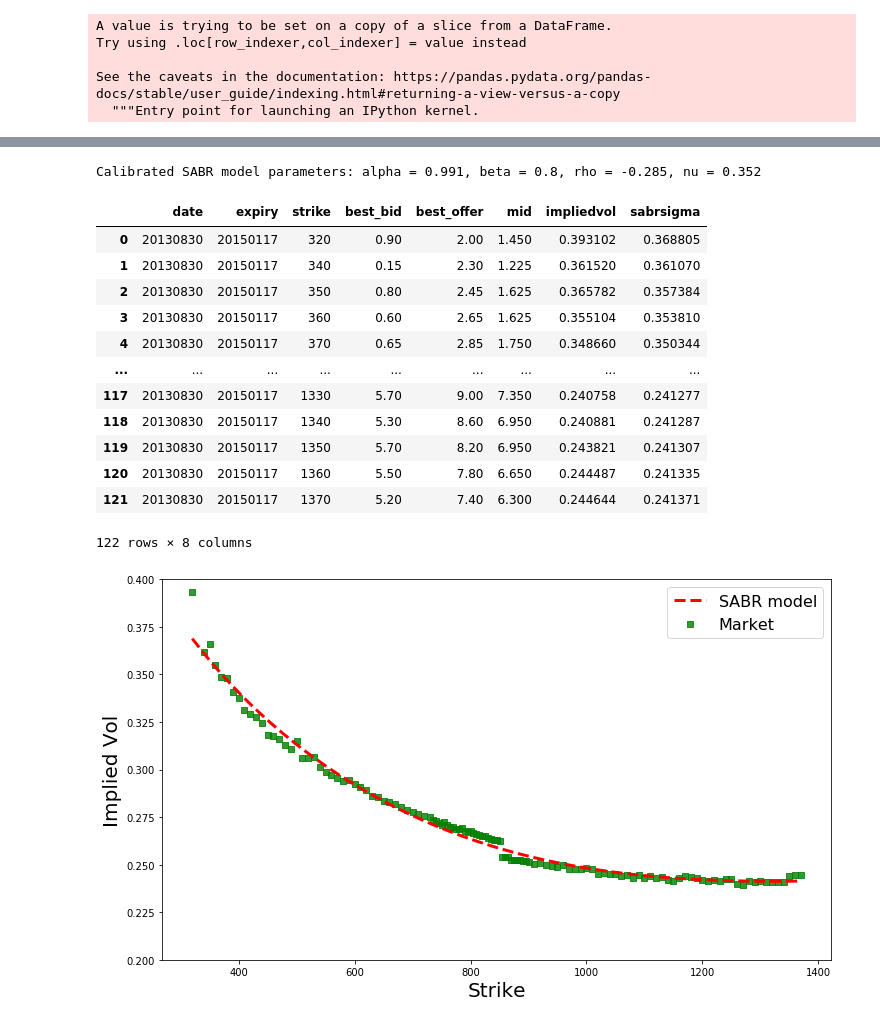
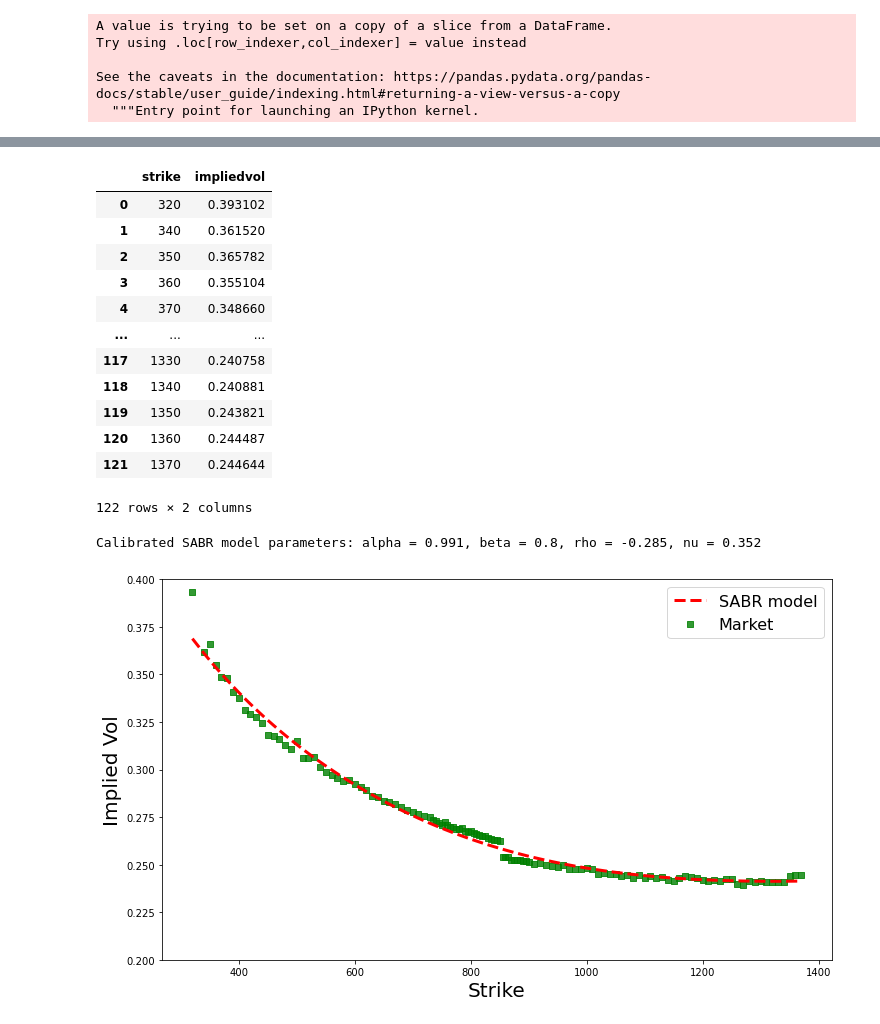
Before and after one commit to ankitrawat85/QuantStrategies, a Jupyter notebook: MQF_College_Projects/2.Stochastic_Finance/SABR calibration.ipynb, the cells around one changed output, grey strips where cells are left out. Saved outputs shown, nothing was run; the diff lists cells and outputs as text; code cells hidden in the pictures.

```diff
--- a/MQF_College_Projects/2.Stochastic_Finance/SABR calibration.ipynb
+++ b/MQF_College_Projects/2.Stochastic_Finance/SABR calibration.ipynb
@@ -155,5 +154,20 @@ See the caveats in the documentation: https://pandas.pydata.org/pandas-docs/stab
 # %%
-df = pd.concat([put_df_option, call_df_option])
+df = pd.concat([put_df_option[["strike","impliedvol"]], call_df_option[["strike","impliedvol"]]])
+df
+# %% [output]
+|  | strike | impliedvol |
+| 0 | 320 | 0.393102 |
+| 1 | 340 | 0.361520 |
+| 2 | 350 | 0.365782 |
+| 3 | 360 | 0.355104 |
+| 4 | 370 | 0.348660 |
+| ... | ... | ... |
+| 117 | 1330 | 0.240758 |
+| 118 | 1340 | 0.240881 |
+| 119 | 1350 | 0.243821 |
+| 120 | 1360 | 0.244487 |
+| 121 | 1370 | 0.244644 |
+122 rows × 2 columns
 # %%
 def SABR(F, K, T, alpha, beta, rho, nu):
     X = K
@@ -202,21 +216,6 @@ print('Calibrated SABR model parameters: alpha = %.3f, beta = %.1f, rho = %.3f,
 Calibrated SABR model parameters: alpha = 0.991, beta = 0.8, rho = -0.285, nu = 0.352
 # %%
 df['sabrsigma'] = df.apply(lambda x : SABR(F, x['strike'], T, alpha, beta, rho, nu), axis = 1)
-df
-# %% [output]
-|  | date | expiry | strike | best_bid | best_offer | mid | impliedvol | sabrsigma |
-| 0 | 20130830 | 20150117 | 320 | 0.90 | 2.00 | 1.450 | 0.393102 | 0.368805 |
-| 1 | 20130830 | 20150117 | 340 | 0.15 | 2.30 | 1.225 | 0.361520 | 0.361070 |
-| 2 | 20130830 | 20150117 | 350 | 0.80 | 2.45 | 1.625 | 0.365782 | 0.357384 |
-| 3 | 20130830 | 20150117 | 360 | 0.60 | 2.65 | 1.625 | 0.355104 | 0.353810 |
-| 4 | 20130830 | 20150117 | 370 | 0.65 | 2.85 | 1.750 | 0.348660 | 0.350344 |
-| ... | ... | ... | ... | ... | ... | ... | ... | ... |
-| 117 | 20130830 | 20150117 | 1330 | 5.70 | 9.00 | 7.350 | 0.240758 | 0.241277 |
-| 118 | 20130830 | 20150117 | 1340 | 5.30 | 8.60 | 6.950 | 0.240881 | 0.241287 |
-| 119 | 20130830 | 20150117 | 1350 | 5.70 | 8.20 | 6.950 | 0.243821 | 0.241307 |
-| 120 | 20130830 | 20150117 | 1360 | 5.50 | 7.80 | 6.650 | 0.244487 | 0.241335 |
-| 121 | 20130830 | 20150117 | 1370 | 5.20 | 7.40 | 6.300 | 0.244644 | 0.241371 |
-122 rows × 8 columns
 # %%
 plt.figure(figsize = (12, 7))
 plt.scatter(df['strike'],df['impliedvol'], alpha = 0.8, c = 'g' ,marker = 's', label = 'Market')
```
Also changed, not shown: parts of 18 cells of this notebook, 13 other files.
